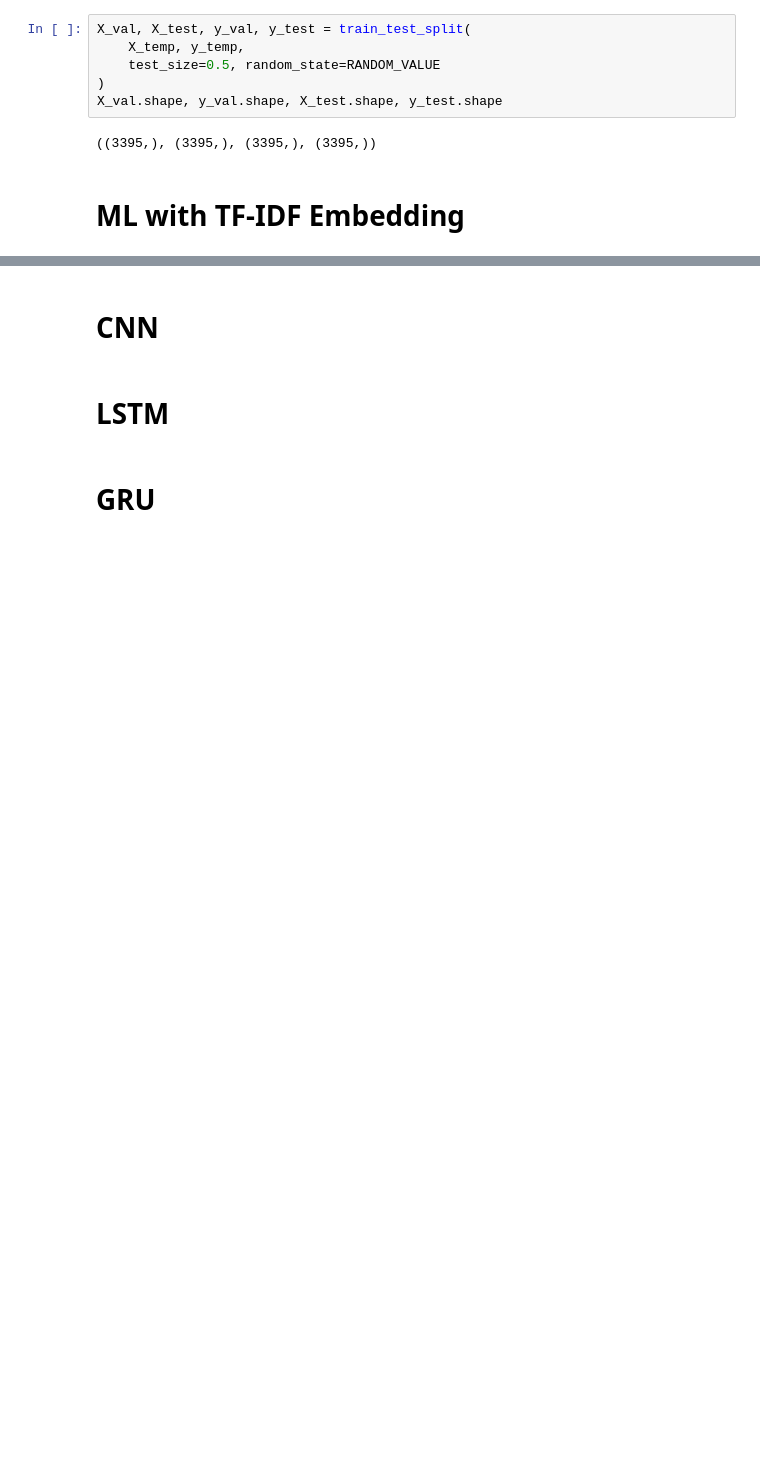
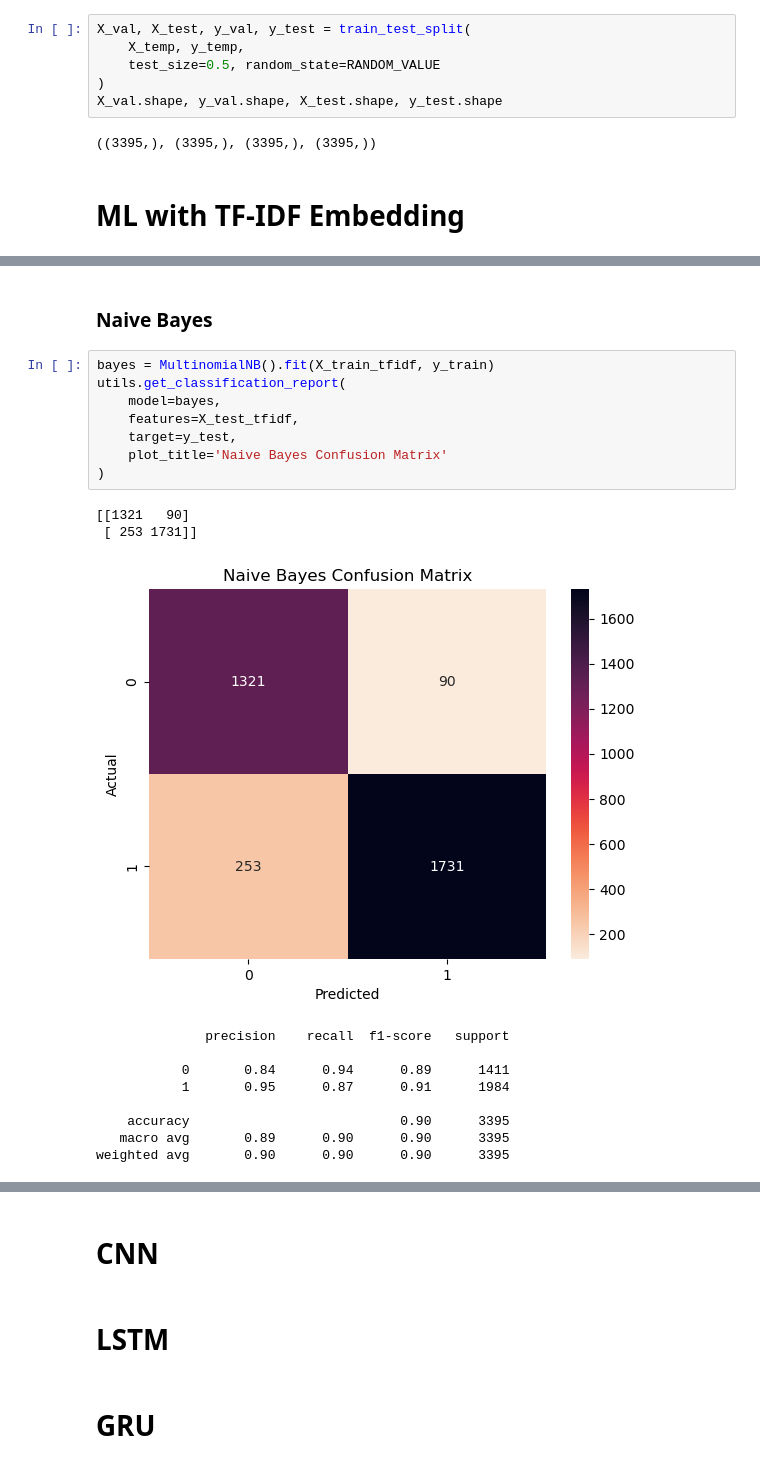
Before and after one commit to Yichen-Z/cis583_project, a Jupyter notebook: DeepLearningAlgo.ipynb, the cells around one changed output, grey strips where cells are left out. Saved outputs shown, nothing was run; the diff lists cells and outputs as text; blank space fills up the shorter version.

```diff
--- a/DeepLearningAlgo.ipynb
+++ b/DeepLearningAlgo.ipynb
@@ -148,0 +200,22 @@ X_val.shape, y_val.shape, X_test.shape, y_test.shape
+# %% [markdown]
+### Naive Bayes
+# %%
+bayes = MultinomialNB().fit(X_train_tfidf, y_train)
+utils.get_classification_report(
+    model=bayes,
+    features=X_test_tfidf,
+    target=y_test,
+    plot_title='Naive Bayes Confusion Matrix'
+)
+# %% [output]
+[[1321   90]
+ [ 253 1731]]
+[figure, added]
+              precision    recall  f1-score   support
+
+           0       0.84      0.94      0.89      1411
+           1       0.95      0.87      0.91      1984
+
+    accuracy                           0.90      3395
+   macro avg       0.89      0.90      0.90      3395
+weighted avg       0.90      0.90      0.90      3395
```
Also changed, not shown: parts of 11 cells of this notebook.
